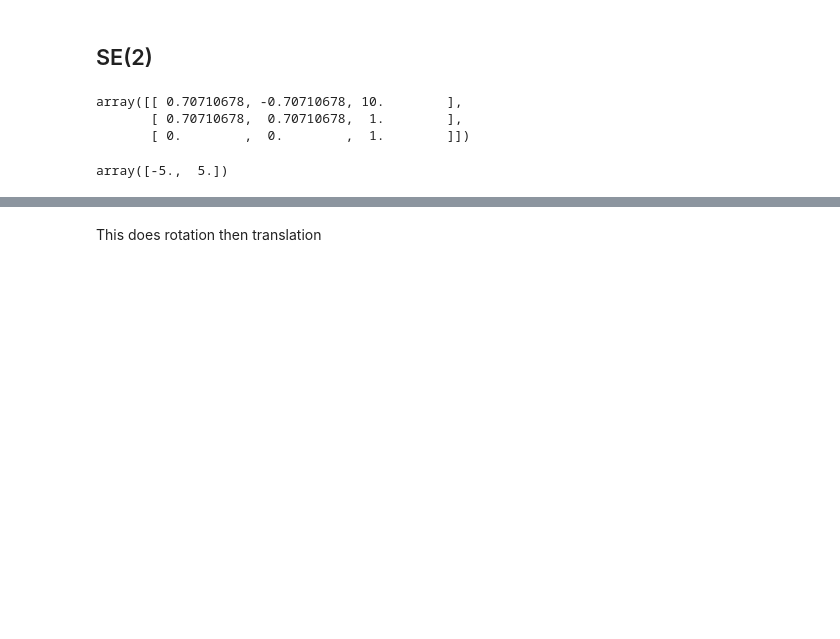
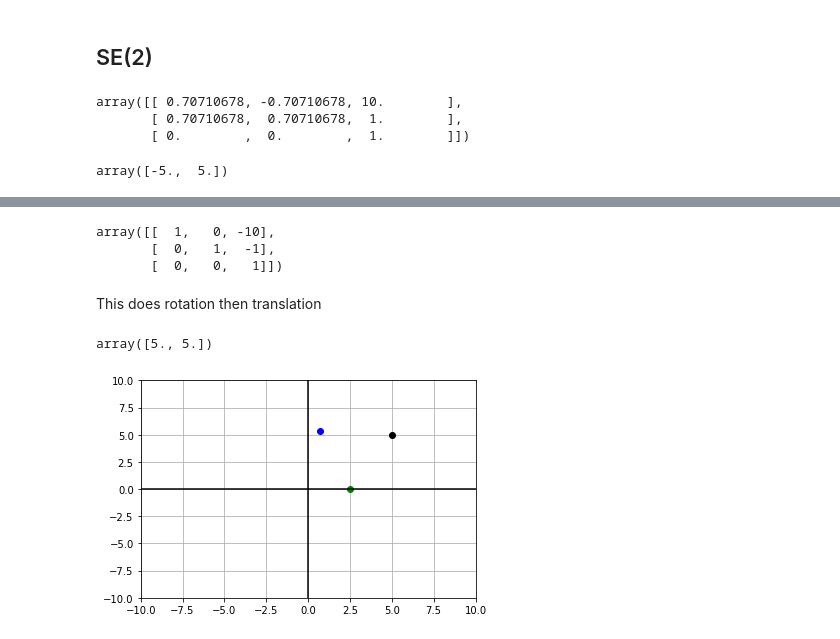
Before and after one commit to JeffreyILipton/ME480, a Jupyter notebook: JupyterNotebooks/Rotations, Translations of Homogenization.ipynb, the cells around one changed output, grey strips where cells are left out. Cells and saved outputs as stored; diff of their text form; code cells hidden in the pictures; blank space fills up the shorter version.

```diff
--- a/JupyterNotebooks/Rotations, Translations of Homogenization.ipynb
+++ b/JupyterNotebooks/Rotations, Translations of Homogenization.ipynb
@@ -156,2 +243,47 @@ extract2DVector(endM)
+# %%
+twoDVectorMatrix(-np.array((10,1)))
+# %% [output]
+array([[  1,   0, -10],
+       [  0,   1,  -1],
+       [  0,   0,   1]])
 # %% [markdown]
 This does rotation then translation
+# %%
+def rotateAroundPoint(theta,P):
+    Pn = np.array(P)
+    Tp = twoDVectorMatrix(Pn)
+    Tpinv = twoDVectorMatrix(-Pn)
+    R = se2(theta,[0,0])
+    return Tp@R@Tpinv
+# %%
+P_start = twoDVectorMatrix((5,5))
+Rp = rotateAroundPoint(np.pi/4,(5,5))
+
+endM = Rp@P_start
+extract2DVector(endM)
+# %% [output]
+array([5., 5.])
+# %%
+P_start = (5,5)
+M_start = twoDVectorMatrix(P_start)
+
+P_rot = (2.5,0)
+
+Rp = rotateAroundPoint(np.pi/4,P_rot)
+
+endM = Rp@M_start
+P_end = extract2DVector(endM)
+# %%
+fig, ax = plt.subplots()
+ax.plot(P_start[0],P_start[1],"ko")
+ax.plot(P_rot[0],P_rot[1],"go")
+ax.plot(P_end[0],P_end[1],"bo")
+#plt.axis('equal')
+ax.grid()
+ax.set_xlim(-10,10)
+ax.set_ylim(-10,10)
+ax.axhline(y=0, color='k')
+ax.axvline(x=0, color='k')
+plt.show()
+# %% [output]
+[figure, added]
```
Also changed, not shown: parts of 18 cells of this notebook.
